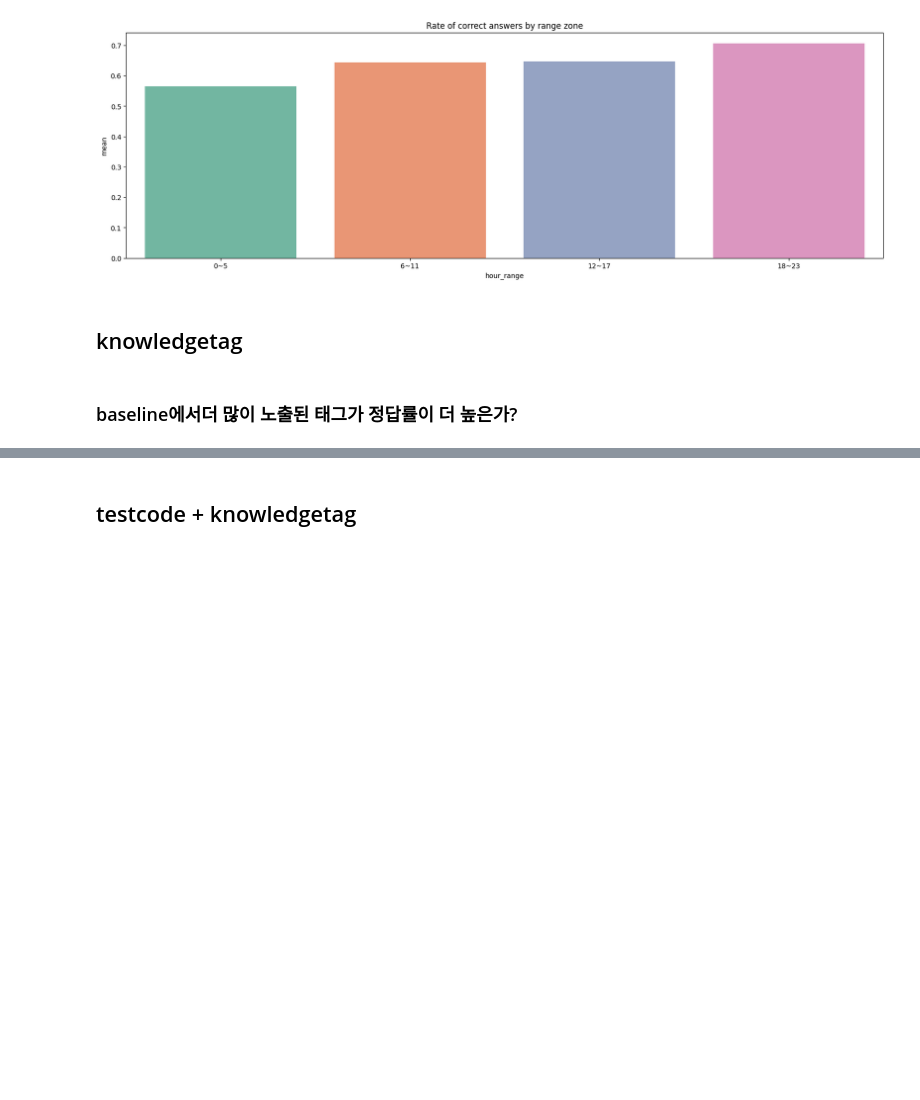
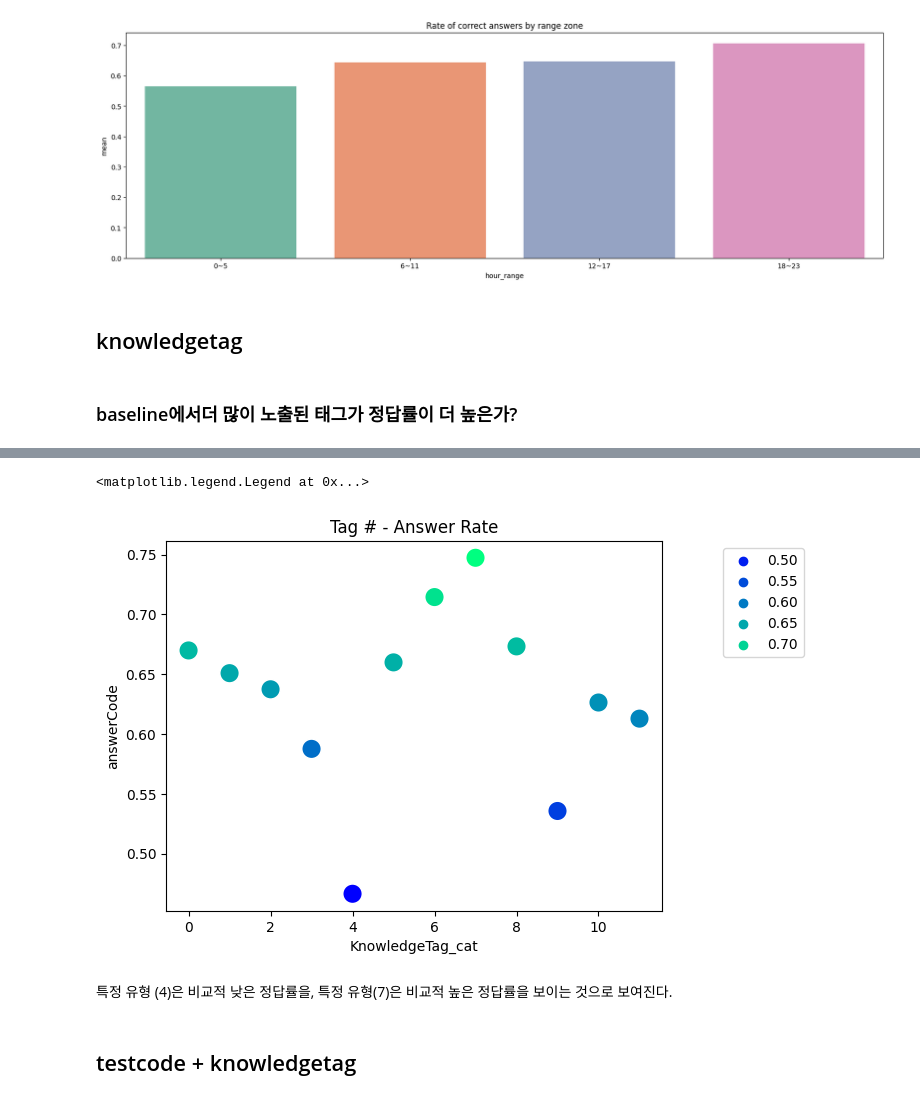
Before and after one commit to boostcampaitech5/level2_dkt-recsys-09, a Jupyter notebook: eda/eda_integration.ipynb, the cells around one changed output, grey strips where cells are left out. Cells and saved outputs as stored; diff of their text form; code cells hidden in the pictures; blank space fills up the shorter version.

```diff
--- a/eda/eda_integration.ipynb
+++ b/eda/eda_integration.ipynb
@@ -217,0 +400,10 @@ plt.show()
+# %%
+def tag_map(x: int) -> int:
+    x = int(x)
+    x = x // 1000
+    return x
+# %%
+df_tag = df.copy()
+
+df_tag['KnowledgeTag_cat'] = df_tag['KnowledgeTag'].apply(tag_map)
+df_tag
@@ -217,0 +430,6 @@ plt.show()
+# %%
+tag_groupby = df_tag.groupby('KnowledgeTag_cat').agg({
+    'userID': 'count',
+    'answerCode': percentile
+})
+tag_groupby
@@ -218,2 +451,20 @@ plt.show()
+# %%
+# tag에 대분류에 따른 정답률 그래프
+g = sns.scatterplot(
+    data=tag_groupby,
+    x='KnowledgeTag_cat',
+    y='answerCode',
+    s = 200,
+    hue = 'answerCode',
+    palette = 'winter'
+)
+ax = plt.gca()
+ax.set_title('Tag # - Answer Rate')
+ax.legend(loc='upper right', bbox_to_anchor=(1.3, 1))
+# %% [output]
+<matplotlib.legend.Legend at 0x...>
+[figure, added]
+# %% [markdown]
+특정 유형 (4)은 비교적 낮은 정답률을, 특정 유형(7)은 비교적 높은 정답률을 보이는 것으로 보여진다.
 # %% [markdown]
 ## testcode + knowledgetag
```
Also changed, not shown: parts of 44 cells of this notebook.
